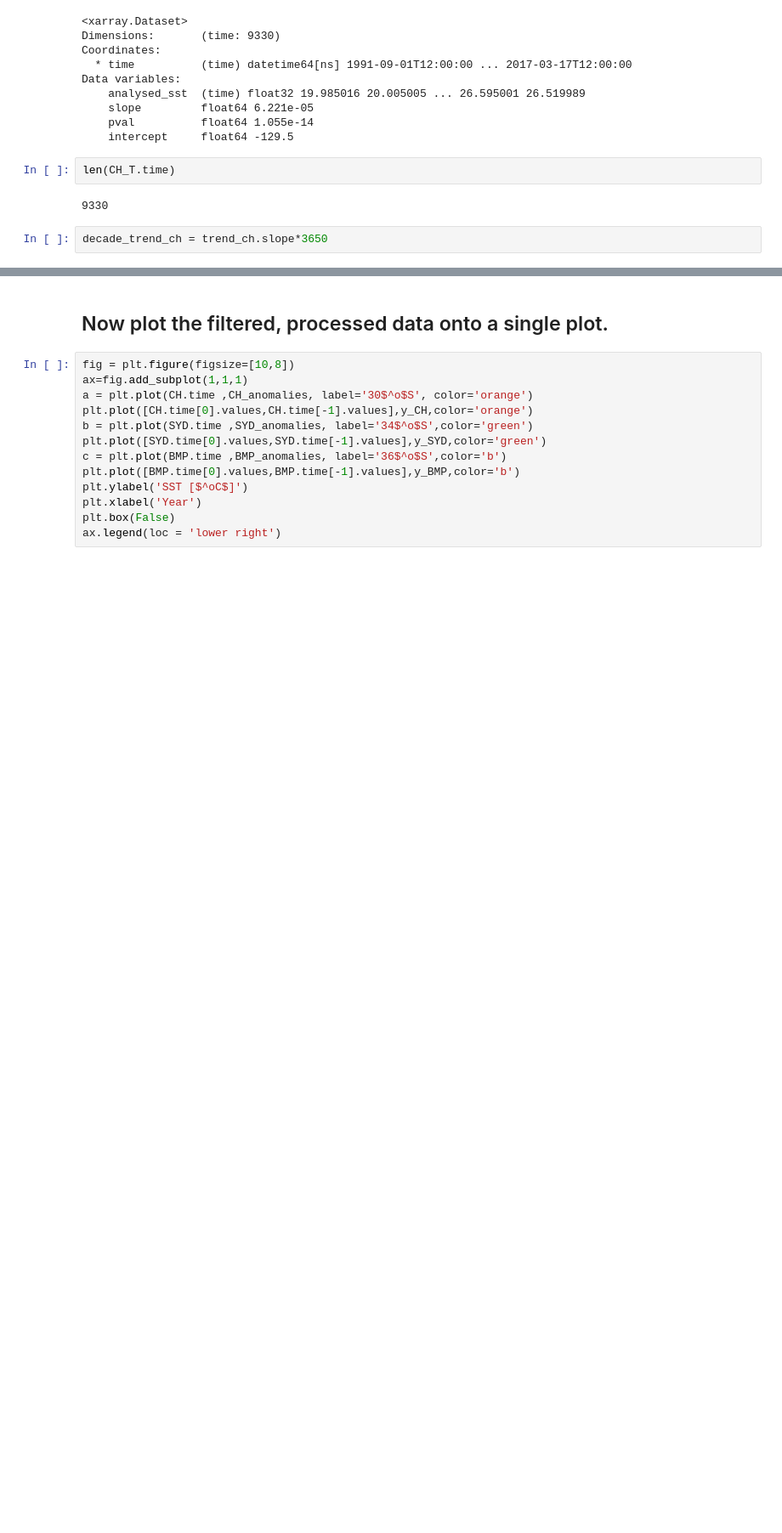
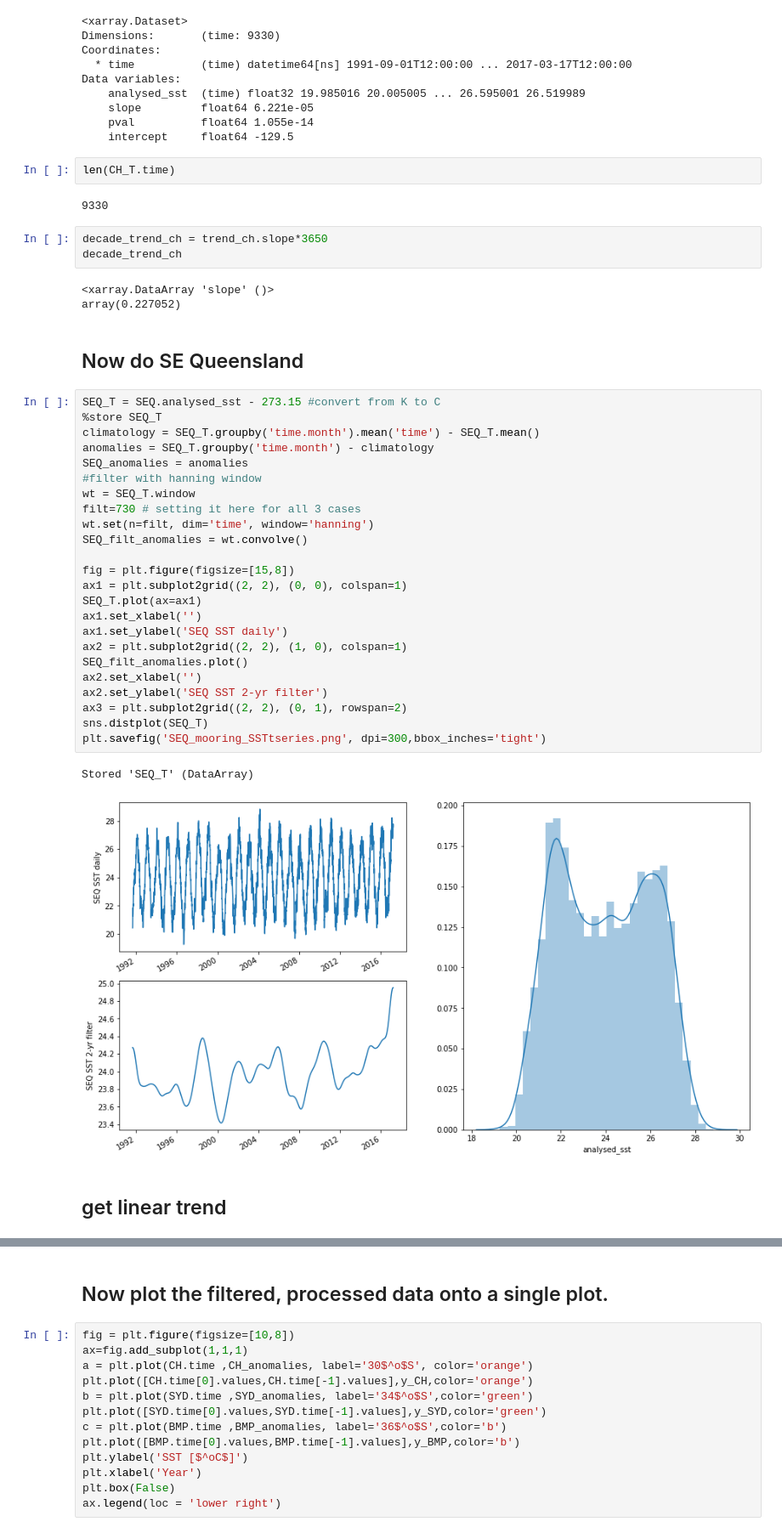
Before and after one commit to nmalan/EAC-shelf-trends, a Jupyter notebook: Mooring_SST_analysis.ipynb, the cells around one changed output, grey strips where cells are left out. Shown: that part at 85% size. Cells and saved outputs as stored; diff of their text form; blank space fills up the shorter version.

```diff
--- a/Mooring_SST_analysis.ipynb
+++ b/Mooring_SST_analysis.ipynb
@@ -304,3 +370,38 @@ len(CH_T.time)
 9330
 # %%
 decade_trend_ch = trend_ch.slope*3650
+decade_trend_ch
+# %% [output]
+<xarray.DataArray 'slope' ()>
+array(0.227052)
+# %% [markdown]
+## Now do SE Queensland
+# %%
+SEQ_T = SEQ.analysed_sst - 273.15 #convert from K to C
+%store SEQ_T
+climatology = SEQ_T.groupby('time.month').mean('time') - SEQ_T.mean()
+anomalies = SEQ_T.groupby('time.month') - climatology
+SEQ_anomalies = anomalies
+#filter with hanning window
+wt = SEQ_T.window
+filt=730 # setting it here for all 3 cases
+wt.set(n=filt, dim='time', window='hanning')
+SEQ_filt_anomalies = wt.convolve()
+
+fig = plt.figure(figsize=[15,8])
+ax1 = plt.subplot2grid((2, 2), (0, 0), colspan=1)
+SEQ_T.plot(ax=ax1)
+ax1.set_xlabel('')
+ax1.set_ylabel('SEQ SST daily')
+ax2 = plt.subplot2grid((2, 2), (1, 0), colspan=1)
+SEQ_filt_anomalies.plot()
+ax2.set_xlabel('')
+ax2.set_ylabel('SEQ SST 2-yr filter')
+ax3 = plt.subplot2grid((2, 2), (0, 1), rowspan=2)
+sns.distplot(SEQ_T)
+plt.savefig('SEQ_mooring_SSTtseries.png', dpi=300,bbox_inches='tight')
+# %% [output]
+Stored 'SEQ_T' (DataArray)
+[figure, added]
+# %% [markdown]
+## get linear trend
```
Also changed, not shown: parts of 16 cells of this notebook, 4 other files.
